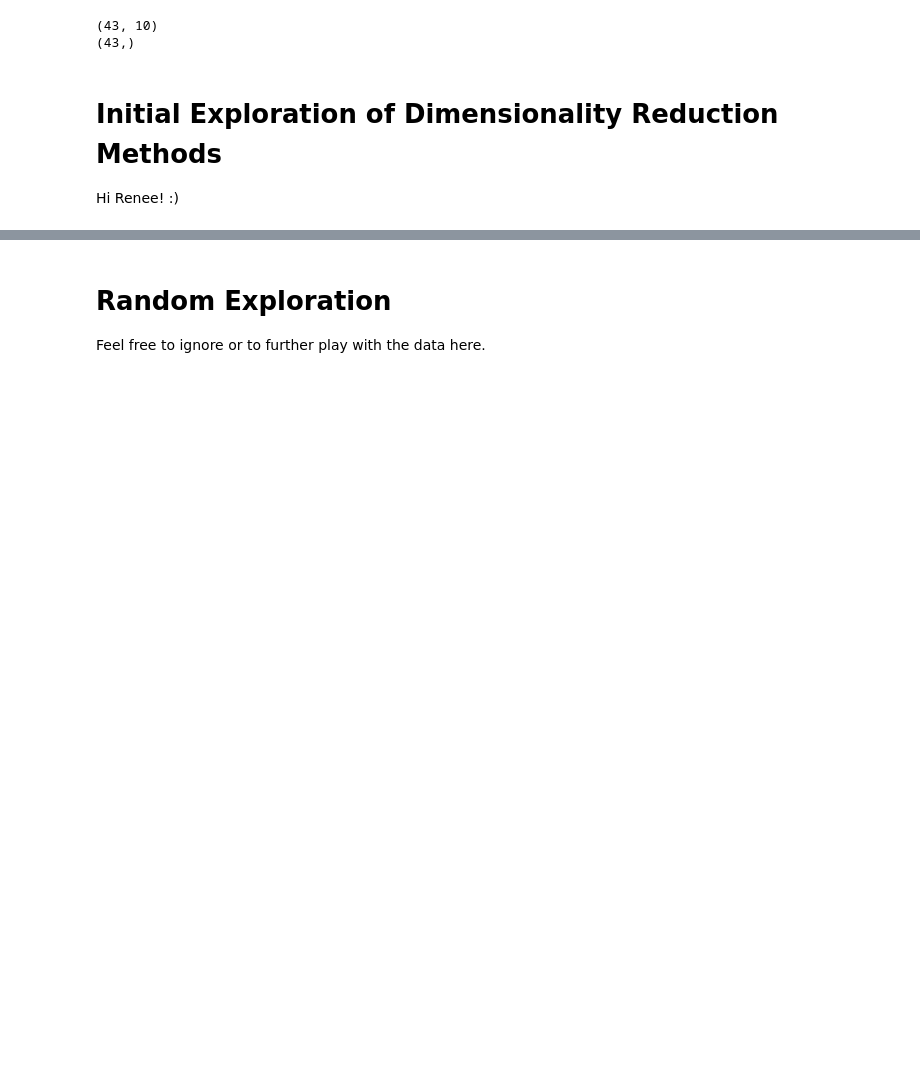
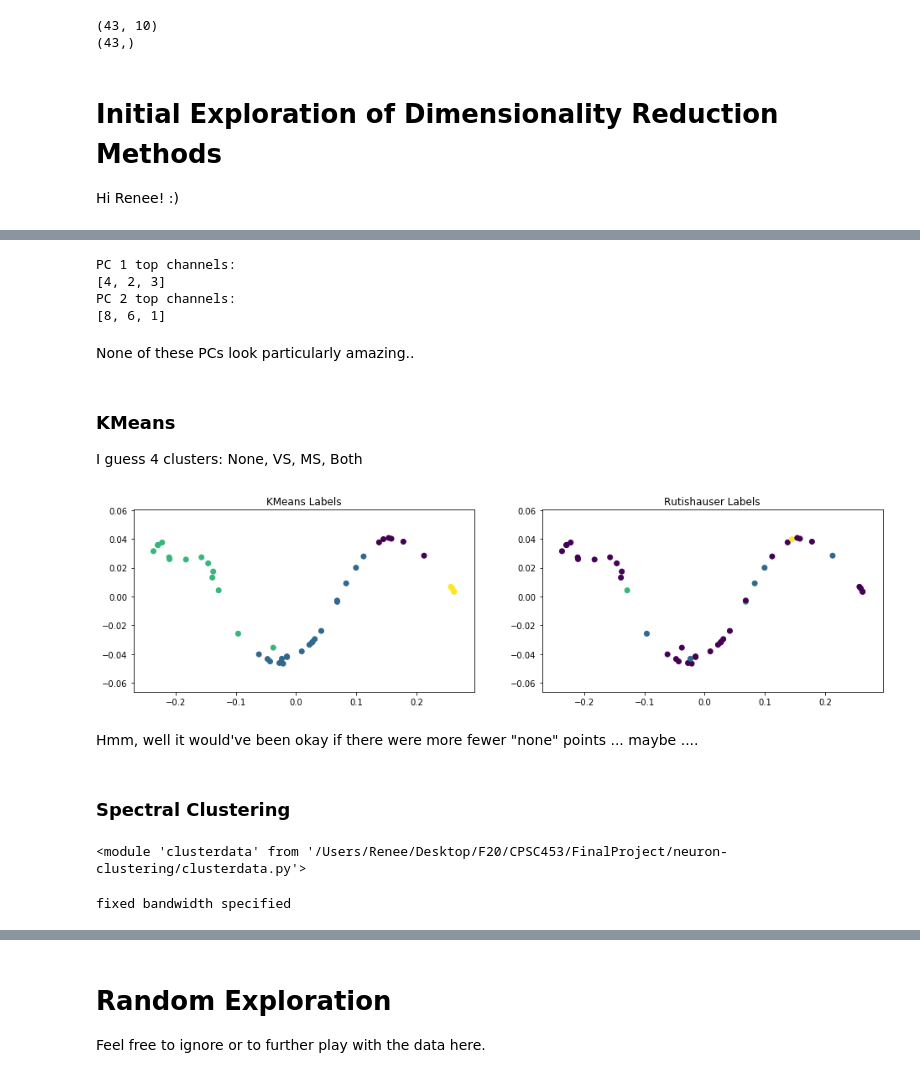
Before and after one commit to anniegao2007/neuron-clustering, a Jupyter notebook: code.ipynb, the cells around one changed output, grey strips where cells are left out. Drawn from its saved outputs; the diff is of its cells as text; code cells hidden in the pictures; blank space fills up the shorter version.

Commit message:
preliminary clustering results

```diff
--- a/code.ipynb
+++ b/code.ipynb
@@ -94,0 +158,45 @@ Hi Renee! :)
+# %%
+print('PC 1 top channels:')
+print(get_top_PCs(components, np.arange(1,10), PC=1)) # components are Vt.T (loadings)
+print('PC 2 top channels:')
+print(get_top_PCs(components, np.arange(1,10), PC=2))
+# %% [output]
+PC 1 top channels:
+[4, 2, 3]
+PC 2 top channels:
+[8, 6, 1]
+# %% [markdown]
+None of these PCs look particularly amazing..
+# %% [markdown]
+### KMeans
+
+I guess 4 clusters: None, VS, MS, Both
+# %%
+from sklearn.cluster import KMeans
+labels_kmeans = KMeans(n_clusters=4, n_init=5, max_iter=300).fit_predict(data_matrix)
+# %%
+plt.figure(figsize=(16,4))
+plt.subplot(121)
+plt.scatter(data_phate[:,0],data_phate[:,1],c=labels_kmeans)
+plt.title('KMeans Labels')
+plt.subplot(122)
+plt.scatter(data_phate[:,0],data_phate[:,1],c=predictions)
+plt.title('Rutishauser Labels')
+plt.show()
+# %% [output]
+[figure, added]
+# %% [markdown]
+Hmm, well it would've been okay if there were more fewer "none" points ... maybe ....
+# %% [markdown]
+### Spectral Clustering
+# %%
+import importlib
+importlib.reload(cd)
+# %% [output]
+<module 'clusterdata' from '/Users/Renee/Desktop/F20/CPSC453/FinalProject/neuron-clustering/clusterdata.py'>
+# %%
+data_affin = cd.gaussian_kernel(data_matrix,sigma=3.0,k=5)
+data_lapl  = cd.L(data_affin) # note: made adjustments to cd.L normalizing b/c 0's in affinity
+labels_SC  = cd.SC(data_lapl, k=4)
+# %% [output]
+fixed bandwidth specified
```
Also changed, not shown: parts of 12 cells of this notebook.
